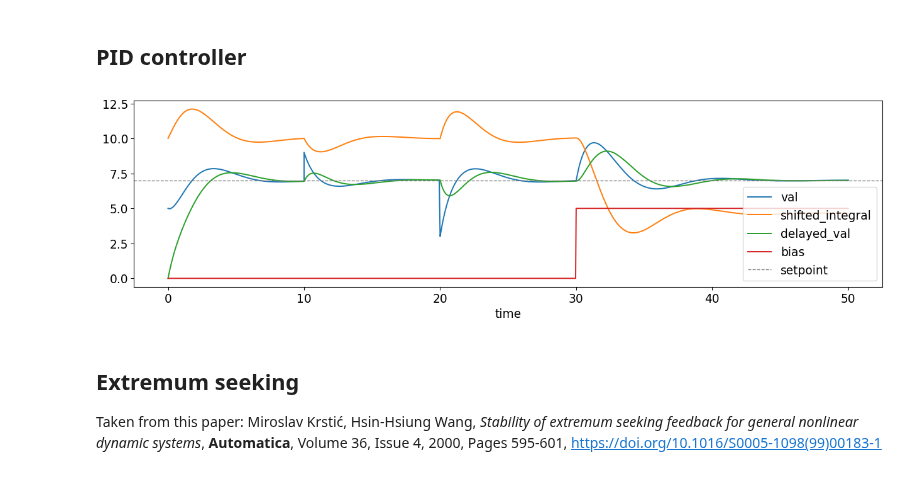
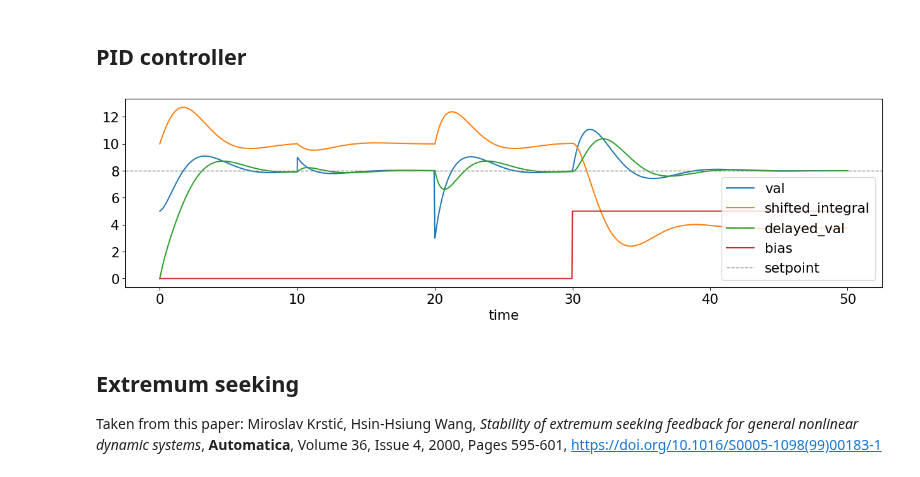
Before and after one commit to UC-Davis-molecular-computing/ode2tn, a Jupyter notebook: notebook.ipynb, the cells around one changed output. Drawn from its saved outputs; the diff is of its cells as text; code cells hidden in the pictures.

```diff
--- a/notebook.ipynb
+++ b/notebook.ipynb
@@ -287,7 +287,7 @@ val, bias, shifted_integral, derivative_p, derivative_m, delayed_val = \
     sp.symbols('val bias shifted_integral derivative_p derivative_m delayed_val')
 shift = 10
 c = 1         # delayed_val follows val; how far behind determined by c
-setpoint = 7  # the value at which we want to hold the variable val
+setpoint = 8  # the value at which we want to hold the variable val
 proportional_term = P * (setpoint - val)
 integral_term = I * (shifted_integral - shift)  # we shift integral up to stop it from going negative
 derivative_term = D * (val - delayed_val)
@@ -296,37 +296,36 @@ odes = {
     shifted_integral: setpoint - val,     # integral is computed exactly and is one of the variables (though shifted up)
     delayed_val: c * (val - delayed_val), # derivative is approximated and is implicitly val - delayed_val
 }
 inits = {
     val: 5,
     shifted_integral: shift,
 }
 t_eval = np.linspace(0,50,500)
 figsize=(16,4)
 resets = {
     10: {val: 9},
     20: {val: 3},
     30: {bias: 5},
 }
 gamma = 3
 beta = 1
 # need to modify the TN a bit, so instead of plot_tn, we call ode2tn to get the TN ODEs, modify them, then call gpac.plot on those
 tn_odes, tn_inits, tn_syms = ode2tn(odes, inits, gamma=gamma, beta=beta)
 val_top = tn_syms[val][0]
 tn_odes[val_top] += bias # add bias term directly to the TN ODEs to model a disturbance in the real system, not the simulated one
 tn_odes[bias] = 0
 resets = update_resets_with_ratios(odes, resets, tn_odes, tn_syms)
 dependent_symbols = {sym: sym_t/sym_b for sym, (sym_t, sym_b) in tn_syms.items()}
 import matplotlib
-matplotlib.rcParams.update({'font.size': 14}) # shrink the legend a bit so it doesn't overlap setpoint
 gp.plot(tn_odes, tn_inits, t_eval, dependent_symbols=dependent_symbols, resets=resets, figure_size=figsize,
        symbols_to_plot=list(dependent_symbols.keys()) + [bias], loc='lower right')
 import matplotlib.pyplot as plt
+plt.yticks(range(0,13,2))
 plt.axhline(y=setpoint, color='gray', linestyle='--', linewidth=1, label="setpoint")
 plt.legend(loc="lower right")
-plt.savefig("pid-plot.pdf", format="pdf", bbox_inches="tight")
-matplotlib.rcParams.update({'font.size': 16})
+plt.savefig("plots/pid-plot.pdf", format="pdf", bbox_inches="tight")
 # %% [output]
-[figure, old version]
+[figure, new version]
 # %% [markdown]
 ## Extremum seeking
 Taken from this paper:
```
